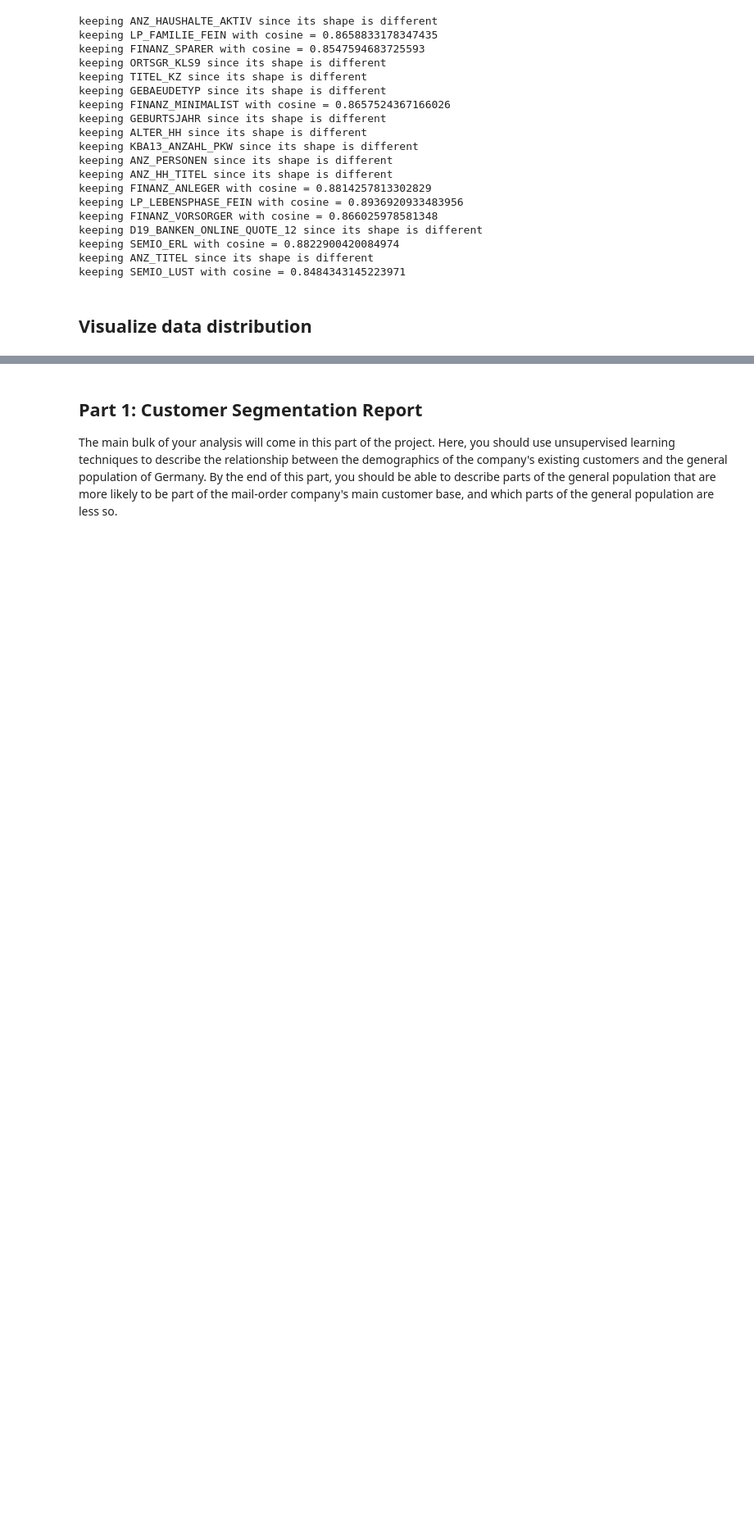
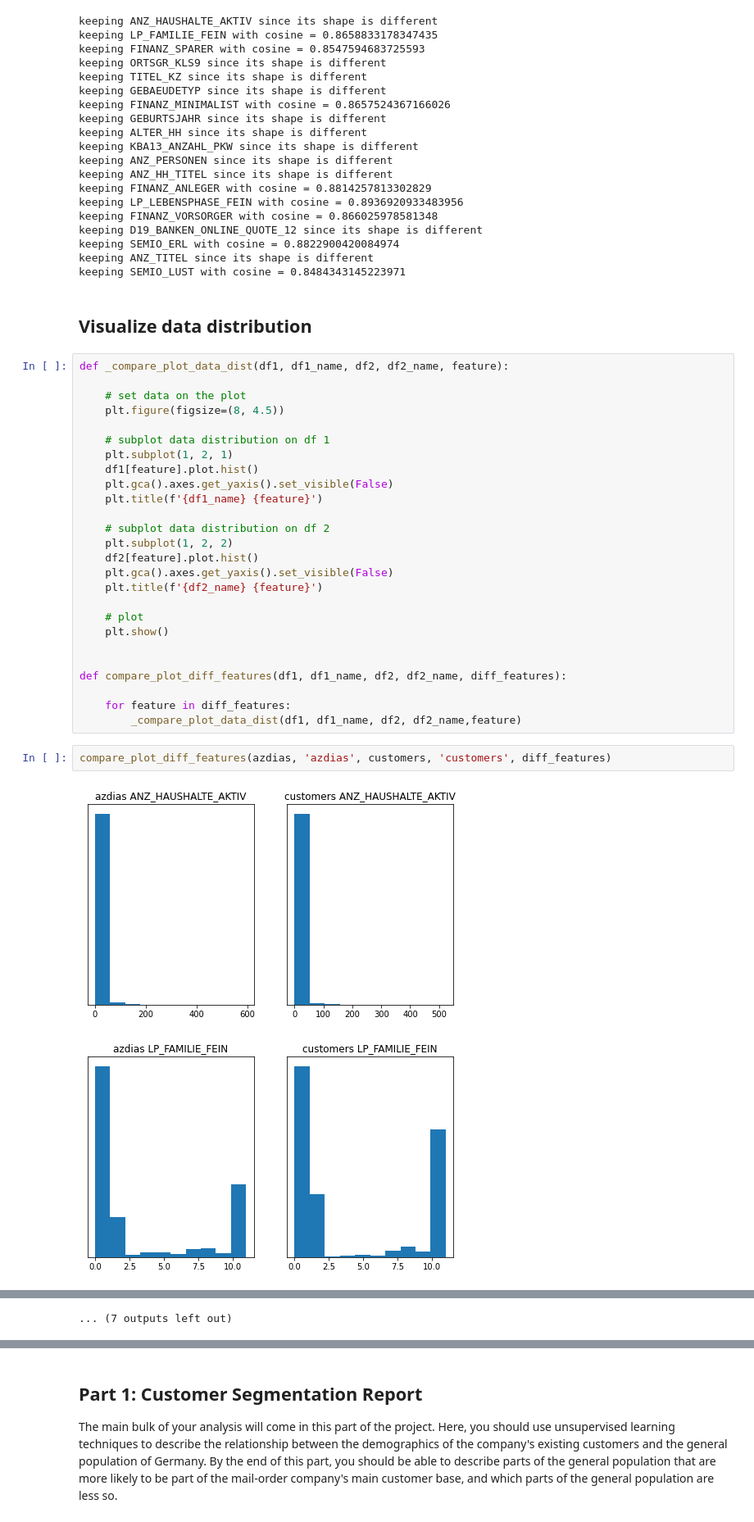
Before and after one commit to korntewin/capstone-arvato-customer-segmentation, a Jupyter notebook: Arvato Project Workbook.ipynb, the cells around one changed output, grey strips where cells are left out. Shown: that part at 82% size. Saved outputs shown, nothing was run; the diff lists cells and outputs as text; blank space fills up the shorter version.

Commit message:
finish data distribution plot

```diff
--- a/Arvato Project Workbook.ipynb
+++ b/Arvato Project Workbook.ipynb
@@ -317,3 +317,34 @@ keeping ANZ_TITEL since its shape is different
 keeping SEMIO_LUST with cosine = 0.8484343145223971
 # %% [markdown]
 ## Visualize data distribution
+# %%
+def _compare_plot_data_dist(df1, df1_name, df2, df2_name, feature):
+
+    # set data on the plot
+    plt.figure(figsize=(8, 4.5))
+
+    # subplot data distribution on df 1
+    plt.subplot(1, 2, 1)
+    df1[feature].plot.hist()
+    plt.gca().axes.get_yaxis().set_visible(False)
+    plt.title(f'{df1_name} {feature}')
+
+    # subplot data distribution on df 2
+    plt.subplot(1, 2, 2)
+    df2[feature].plot.hist()
+    plt.gca().axes.get_yaxis().set_visible(False)
+    plt.title(f'{df2_name} {feature}')
+
+    # plot
+    plt.show()
+
+
+def compare_plot_diff_features(df1, df1_name, df2, df2_name, diff_features):
+
+    for feature in diff_features:
+        _compare_plot_data_dist(df1, df1_name, df2, df2_name,feature)
+# %%
+compare_plot_diff_features(azdias, 'azdias', customers, 'customers', diff_features)
+# %% [output]
+[figure, added]
+[figure, added]
@@ -319,0 +361 @@ keeping SEMIO_LUST with cosine = 0.8484343145223971
+... (7 outputs left out)
```
Also changed, not shown: parts of 3 cells of this notebook.
